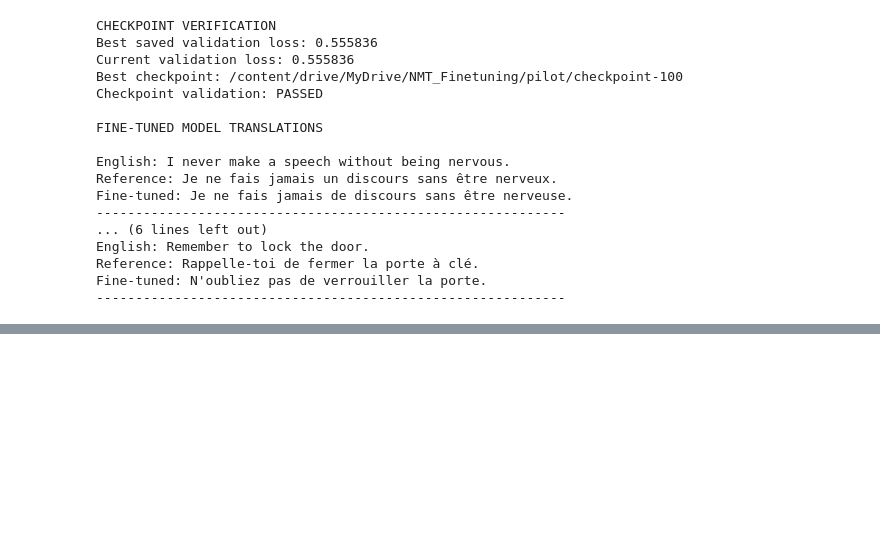
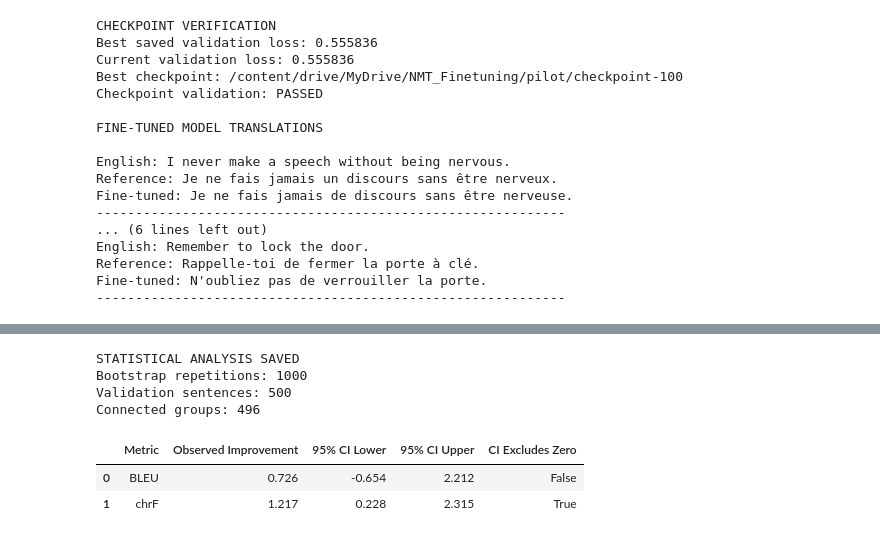
Before and after one commit to MeouchyCharbel/Neural-Machine-Translation, a Jupyter notebook: 03_finetuning.ipynb, the cells around one changed output, grey strips where cells are left out. Saved outputs shown, nothing was run; the diff lists cells and outputs as text; code cells hidden in the pictures; blank space fills up the shorter version.

Commit message:
Add statistical evaluation of fine-tuning

```diff
--- a/03_finetuning.ipynb
+++ b/03_finetuning.ipynb
@@ -955,0 +1080,25 @@ Models compared: 2
+# %%
+
+from google.colab import files
+
+bootstrap_results_df.to_csv(
+    "finetuning_bootstrap_results.csv",
+    index=False
+)
+
+print("STATISTICAL ANALYSIS SAVED")
+print("Bootstrap repetitions:", N_BOOTSTRAP)
+print("Validation sentences:", len(analysis_df))
+print("Connected groups:", len(unique_groups))
+
+display(bootstrap_results_df)
+
+files.download("finetuning_bootstrap_results.csv")
+# %% [output]
+STATISTICAL ANALYSIS SAVED
+Bootstrap repetitions: 1000
+Validation sentences: 500
+Connected groups: 496
+|  | Metric | Observed Improvement | 95% CI Lower | 95% CI Upper | CI Excludes Zero |
+| 0 | BLEU | 0.726 | -0.654 | 2.212 | False |
+| 1 | chrF | 1.217 | 0.228 | 2.315 | True |
```
Also changed, not shown: parts of 2 cells of this notebook.
